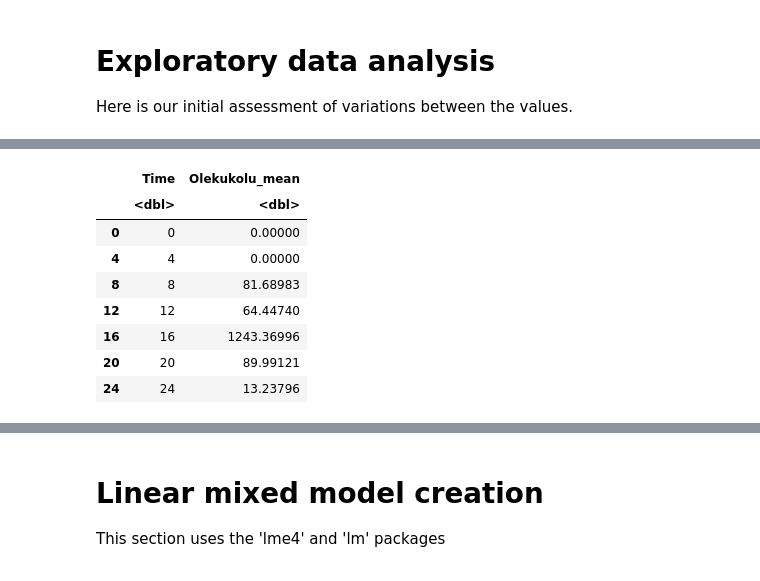
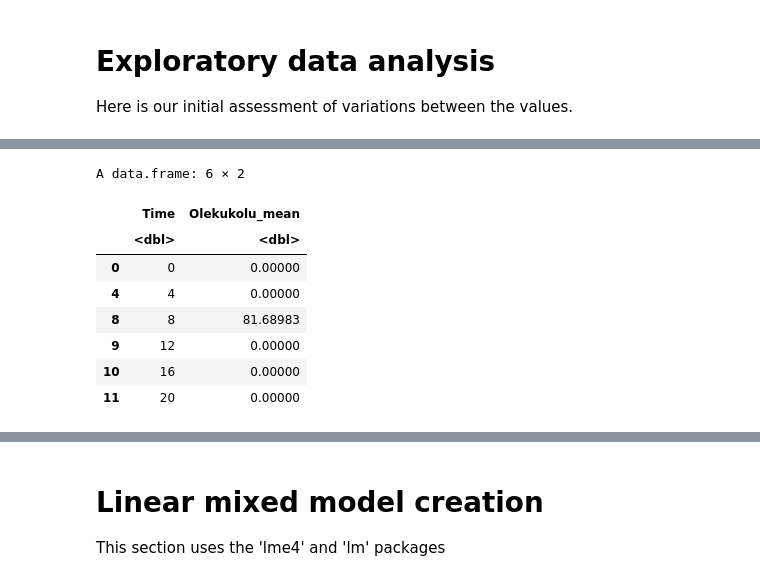
Before and after one commit to davism808/Diamond_Beach_Project, a Jupyter notebook: Diamond_Beach_Project/DiamondBeach_Jupyter/FINAL.PROJECT.Diamond.Beach.updated.ipynb, the cells around one changed output, grey strips where cells are left out. Saved outputs shown, nothing was run; the diff lists cells and outputs as text; code cells hidden in the pictures.

```diff
--- a/Diamond_Beach_Project/DiamondBeach_Jupyter/FINAL.PROJECT.Diamond.Beach.updated.ipynb
+++ b/Diamond_Beach_Project/DiamondBeach_Jupyter/FINAL.PROJECT.Diamond.Beach.updated.ipynb
@@ -280,9 +286,8 @@ Muku <-head(DiamondBeach_data, n=30)
 Muku_people<-Muku[, c("Time","People_total")]
 # %%
 ### Plotting Muku (New Moon) vs. Number of People
-ggplot(Muku_people, aes(Time, People_total)) +
+Muku.ppl <- ggplot(Muku_people, aes(Time, People_total)) +
 geom_bar(position = "dodge",
            stat = "summary",
            fun = "mean", fill = "blue")+
-    labs(title = "Muku (New Moon) vs. Number of People",
-         x ="Muku (New Moon)", y = "Number of People")
+    labs(x ="Muku (New Moon)", y = "Number of People")
@@ -325,7 +322,6 @@ geom_bar(position = "dodge",
 Muku_tide<-Muku[, c("Time","Tide")]
 # %%
 ### Plotting Muku (New Moon) vs. Tide Height (m)
-ggplot(data = Muku_tide) +
+Muku.tide <- ggplot(data = Muku_tide) +
     geom_line(aes(x = Time, y = Tide),color = "green", size = 2)+
-    labs(title = "Muku (New Moon) vs. Tide Height",
-         x ="Muku (New Moon)", y = "Tide Height (m)")
+    labs(x = "", y = "Tide Height (m)")
@@ -361,6 +349,4 @@ Muku_BP3<-na.omit(Muku_BP3)
 ### Plotting Muku (New Moon) vs. BP3 replicates (mg/L)
 Muku.vs.BP3.replicates <- ggplot(data = Muku_BP3) +
     geom_point(aes(x = Time, y = BP3),color = "red", size = 4)+
-    labs(title = "Muku (New Moon) vs. BP3 replicates",
-         x ="Muku (New Moon)", y = "BP3 (mg/L)")
-Muku.vs.BP3.replicates
+    labs(x = "", y = "BP3 (mg/L)")
@@ -400,6 +377,4 @@ Muku_OC<-na.omit(Muku_OC)
 ### Plotting Muku (New Moon) vs. OC replicates (mg/L)
 Muku.vs.OC.replicates <- ggplot(data = Muku_OC) +
     geom_point(aes(x = Time, y = OC),color = "gold", size = 4)+
-    labs(title = "Muku (New Moon) vs. OC replicates",
-         x ="Muku (New Moon)", y = "OC (mg/L)")
-Muku.vs.OC.replicates
+    labs(x = "",y = "OC (mg/L)")
@@ -468,5 +431,5 @@ Olekukolu_mean <- tapply(Olekukolu_OC$OC,Olekukolu_OC$Time,mean)
 Time_BP3_mean <- c(0,4,8,12,16,20,24)
 Time <- as.integer(Time_BP3_mean)
 combined_Olekukolu_mean <- cbind(Time,Olekukolu_mean)
-data.frame(combined_Olekukolu_mean)
+head(data.frame(combined_Olekukolu_mean))
 # %% [output]
@@ -474,12 +438,12 @@ A data.frame: 7 × 2
+A data.frame: 6 × 2
 |  | Time | Olekukolu_mean |
 |  | <dbl> | <dbl> |
 | 0 | 0 | 0.00000 |
 | 4 | 4 | 0.00000 |
 | 8 | 8 | 81.68983 |
-| 12 | 12 | 64.44740 |
-| 16 | 16 | 1243.36996 |
-| 20 | 20 | 89.99121 |
-| 24 | 24 | 13.23796 |
+| 9 | 12 | 0.00000 |
+| 10 | 16 | 0.00000 |
+| 11 | 20 | 0.00000 |
 # %%
 ### Plotting 'Olekukolu (Half Moon) vs. BP3 mean (mg/L)
 Olekukolu.vs.BP3.mean <- qplot(Time, Olekukolu_mean,  xlab = "Olekukolu (Half Moon)",
```
Also changed, not shown: parts of 68 cells of this notebook, 2 other files.
